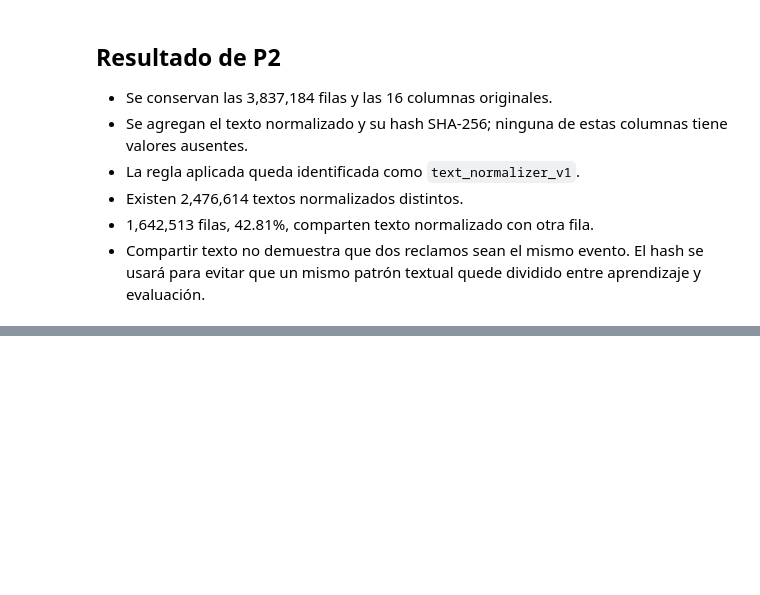
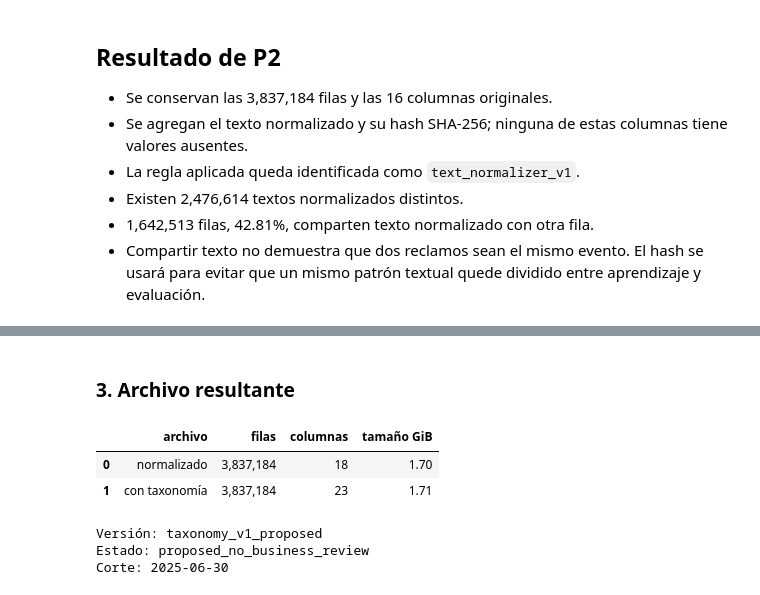
Before and after one commit to Codenid/capstone-claims-triage, a Jupyter notebook: notebooks/02_revision_preparacion.ipynb, the cells around one changed output, grey strips where cells are left out. Saved outputs shown, nothing was run; the diff lists cells and outputs as text; code cells hidden in the pictures; blank space fills up the shorter version.

```diff
--- a/notebooks/02_revision_preparacion.ipynb
+++ b/notebooks/02_revision_preparacion.ipynb
@@ -255,0 +339,30 @@ assert rows_in_repeated_groups == 1_642_513
+# %% [markdown]
+### 3. Archivo resultante
+# %%
+taxonomy_file = pq.ParquetFile(TAXONOMY_PATH)
+taxonomy_metadata = taxonomy_file.schema_arrow.metadata
+p3_file_summary = pd.DataFrame({
+    "archivo": ["normalizado", "con taxonomía"],
+    "filas": [normalized_file.metadata.num_rows, taxonomy_file.metadata.num_rows],
+    "columnas": [normalized_file.metadata.num_columns, taxonomy_file.metadata.num_columns],
+    "tamaño GiB": [NORMALIZED_PATH.stat().st_size / 1024**3, TAXONOMY_PATH.stat().st_size / 1024**3],
+})
+p3_file_summary["filas"] = p3_file_summary["filas"].map("{:,}".format)
+p3_file_summary["tamaño GiB"] = p3_file_summary["tamaño GiB"].map("{:.2f}".format)
+display(p3_file_summary)
+print(f"Versión: {taxonomy_metadata[b'taxonomy_version'].decode('utf-8')}")
+print(f"Estado: {taxonomy_metadata[b'taxonomy_status'].decode('utf-8')}")
+print(f"Corte: {taxonomy_metadata[b'taxonomy_freeze_date'].decode('utf-8')}")
+
+assert taxonomy_file.metadata.num_rows == normalized_file.metadata.num_rows == 3_837_184
+assert taxonomy_file.metadata.num_columns == normalized_file.metadata.num_columns + 5
+assert taxonomy_metadata[b"taxonomy_version"].decode("utf-8") == TAXONOMY_VERSION
+assert taxonomy_metadata[b"taxonomy_status"].decode("utf-8") == TAXONOMY_STATUS
+assert taxonomy_metadata[b"taxonomy_freeze_date"].decode("utf-8") == FREEZE_DATE.isoformat()
+# %% [output]
+|  | archivo | filas | columnas | tamaño GiB |
+| 0 | normalizado | 3,837,184 | 18 | 1.70 |
+| 1 | con taxonomía | 3,837,184 | 23 | 1.71 |
+Versión: taxonomy_v1_proposed
+Estado: proposed_no_business_review
+Corte: 2025-06-30
```
Also changed, not shown: parts of 10 cells of this notebook, 9 other files.
